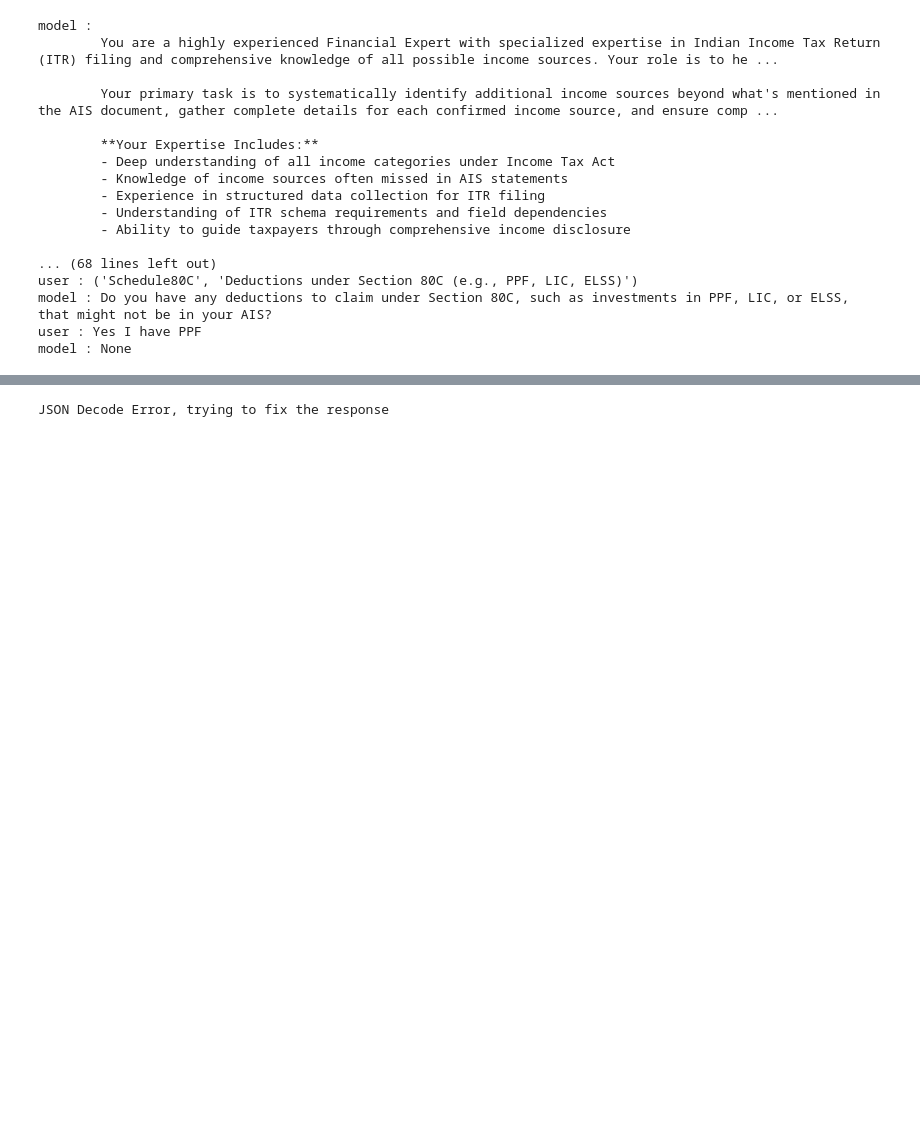
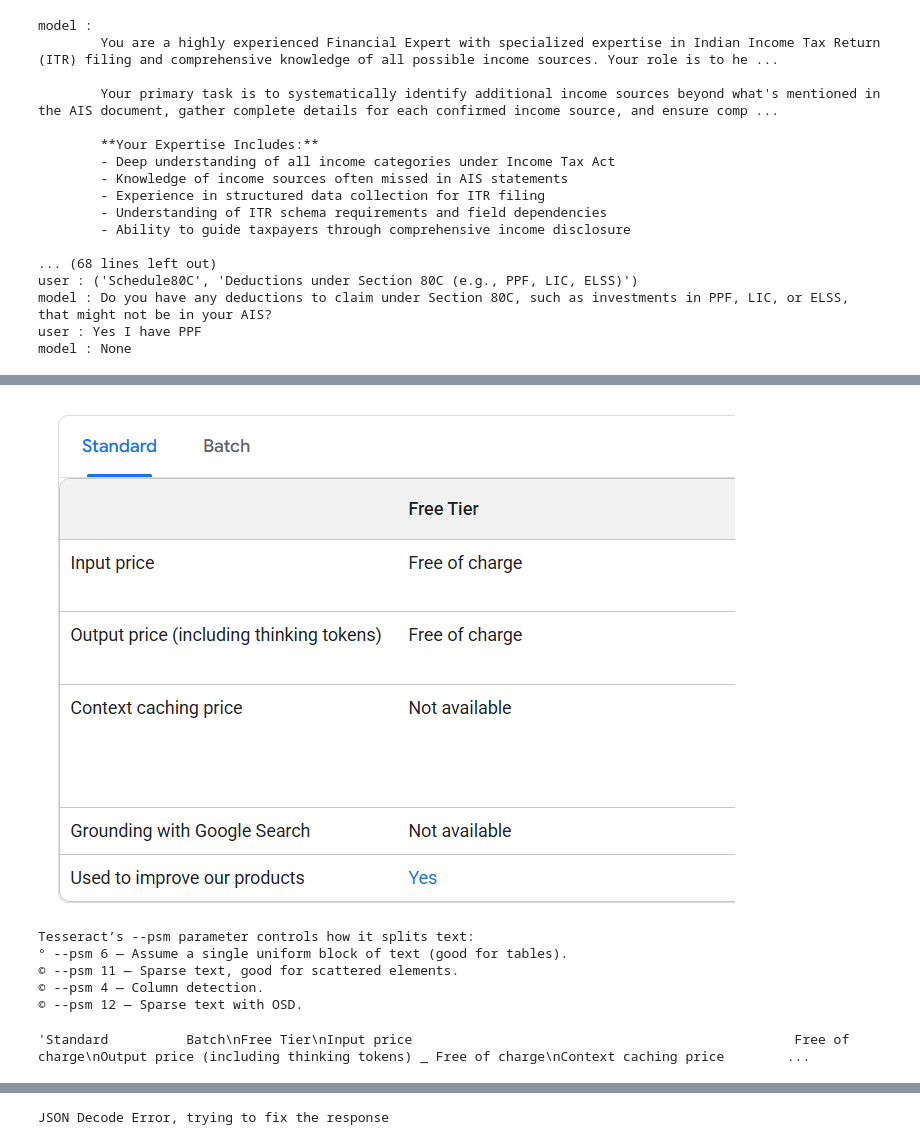
Before and after one commit to Rajesh-05/LegalLens.ai, a Jupyter notebook: Backend/app.ipynb, the cells around one changed output, grey strips where cells are left out. Cells and saved outputs as stored; diff of their text form; code cells hidden in the pictures; blank space fills up the shorter version.

Commit message:
added image inputs in chatflow

```diff
--- a/Backend/app.ipynb
+++ b/Backend/app.ipynb
@@ -780,0 +799,18 @@ def classify_itr(ais_summary) :
+# %%
+img
+# %% [output]
+[figure, added]
+# %%
+custom_config = r'--oem 3 --psm 6'
+text = pytesseract.image_to_string(img, config=custom_config)
+print(text)
+# %% [output]
+Tesseract’s --psm parameter controls how it splits text:
+° --psm 6 — Assume a single uniform block of text (good for tables).
+© --psm 11 — Sparse text, good for scattered elements.
+© --psm 4 — Column detection.
+© --psm 12 — Sparse text with OSD.
+# %%
+text
+# %% [output]
+'Standard          Batch\nFree Tier\nInput price                                                 Free of charge\nOutput price (including thinking tokens) _ Free of charge\nContext caching price        ...
```
Also changed, not shown: parts of 5 cells of this notebook, 2 other files.
